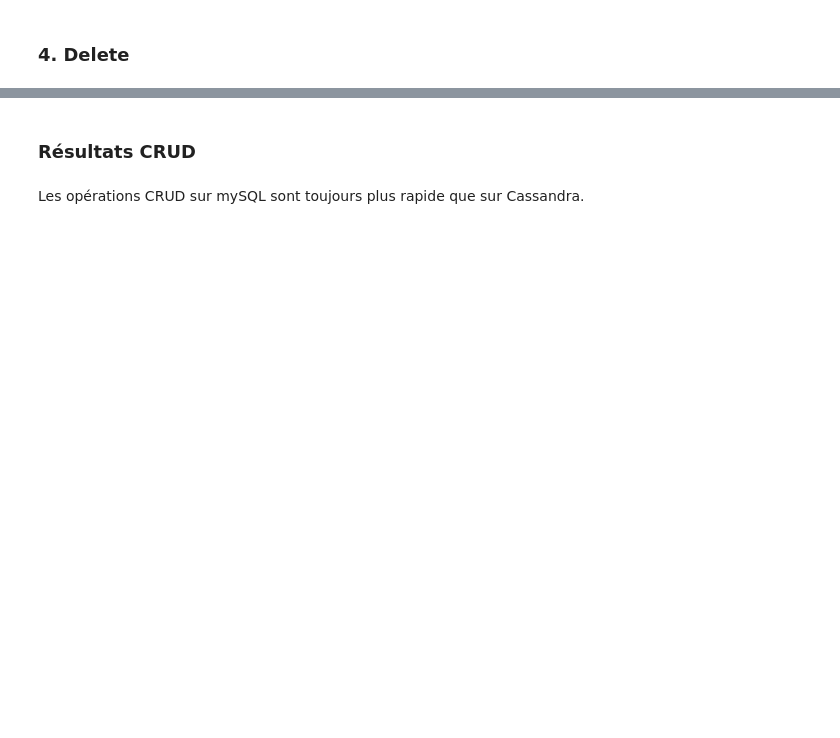
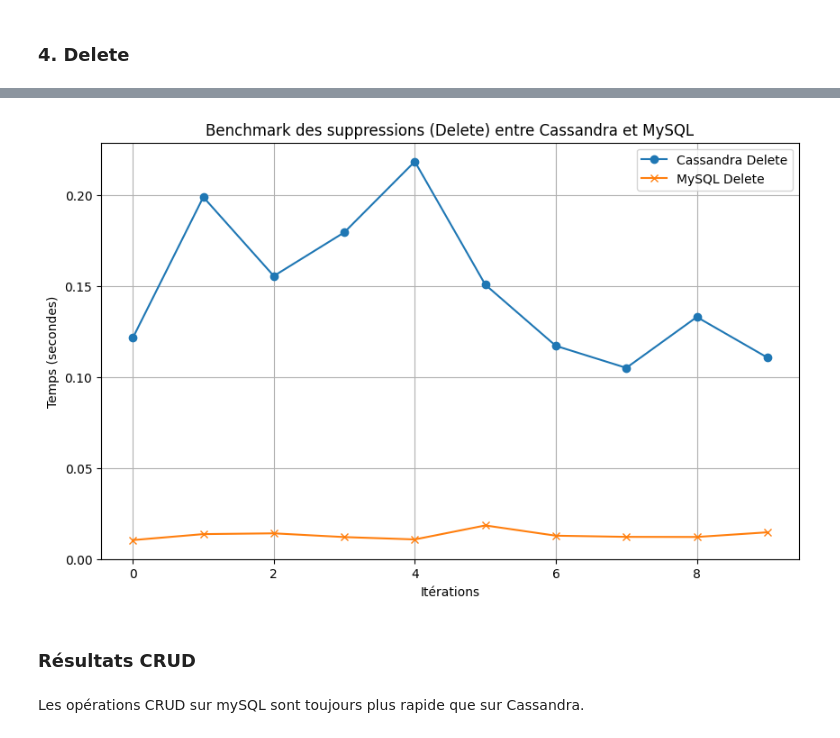
Before and after one commit to charlottekruzic/database-performance-comparison, a Jupyter notebook: notebook.ipynb, the cells around one changed output, grey strips where cells are left out. Drawn from its saved outputs; the diff is of its cells as text; code cells hidden in the pictures; blank space fills up the shorter version.

```diff
--- a/notebook.ipynb
+++ b/notebook.ipynb
@@ -421,2 +555,14 @@ Delete time: Cassandra 0.75776s, MySQL 0.05360s
+# %%
+plt.figure(figsize=(10, 6))
+plt.plot(cassandra_times_delete, label="Cassandra Delete", marker='o')
+plt.plot(mysql_times_delete, label="MySQL Delete", marker='x')
+plt.xlabel("Itérations")
+plt.ylabel("Temps (secondes)")
+plt.title("Benchmark des suppressions (Delete) entre Cassandra et MySQL")
+plt.legend()
+plt.grid()
+plt.show()
+# %% [output]
+[figure, added]
 # %% [markdown]
 ### Résultats CRUD
```
Also changed, not shown: parts of 39 cells of this notebook.
